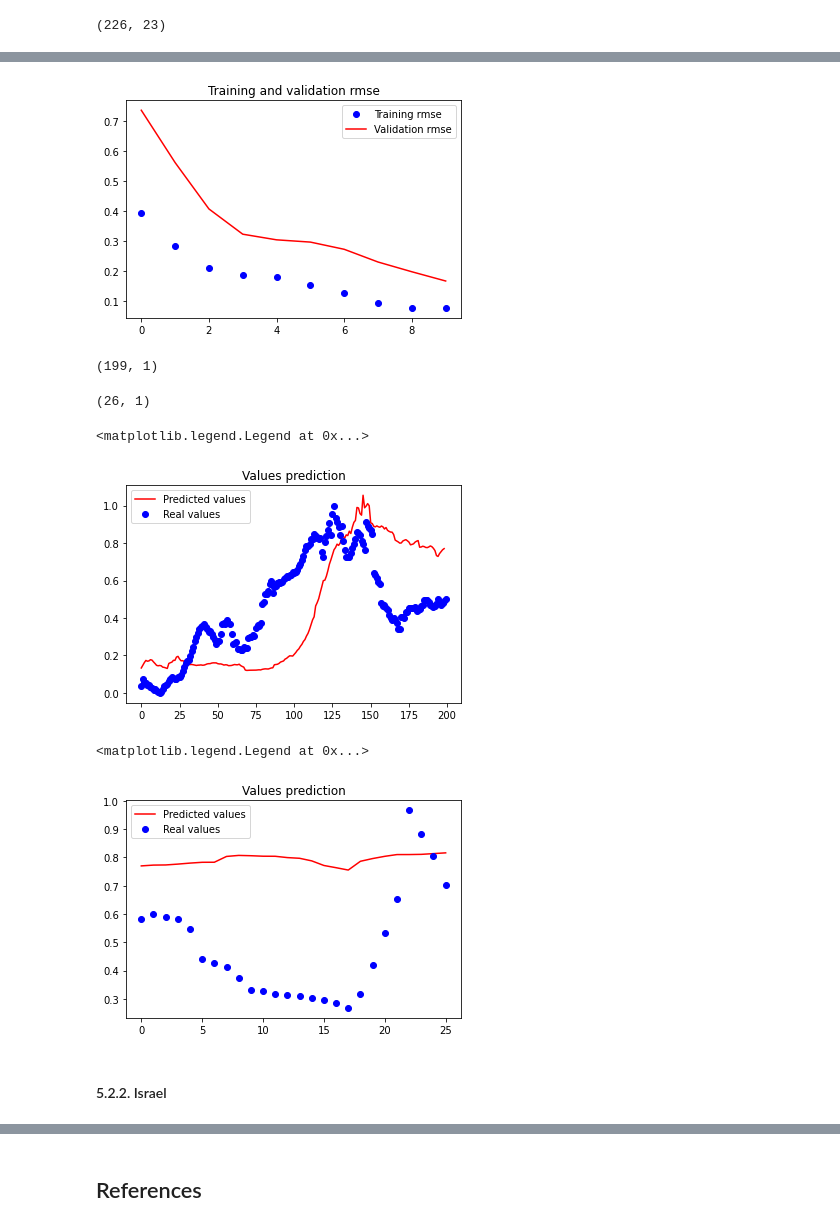
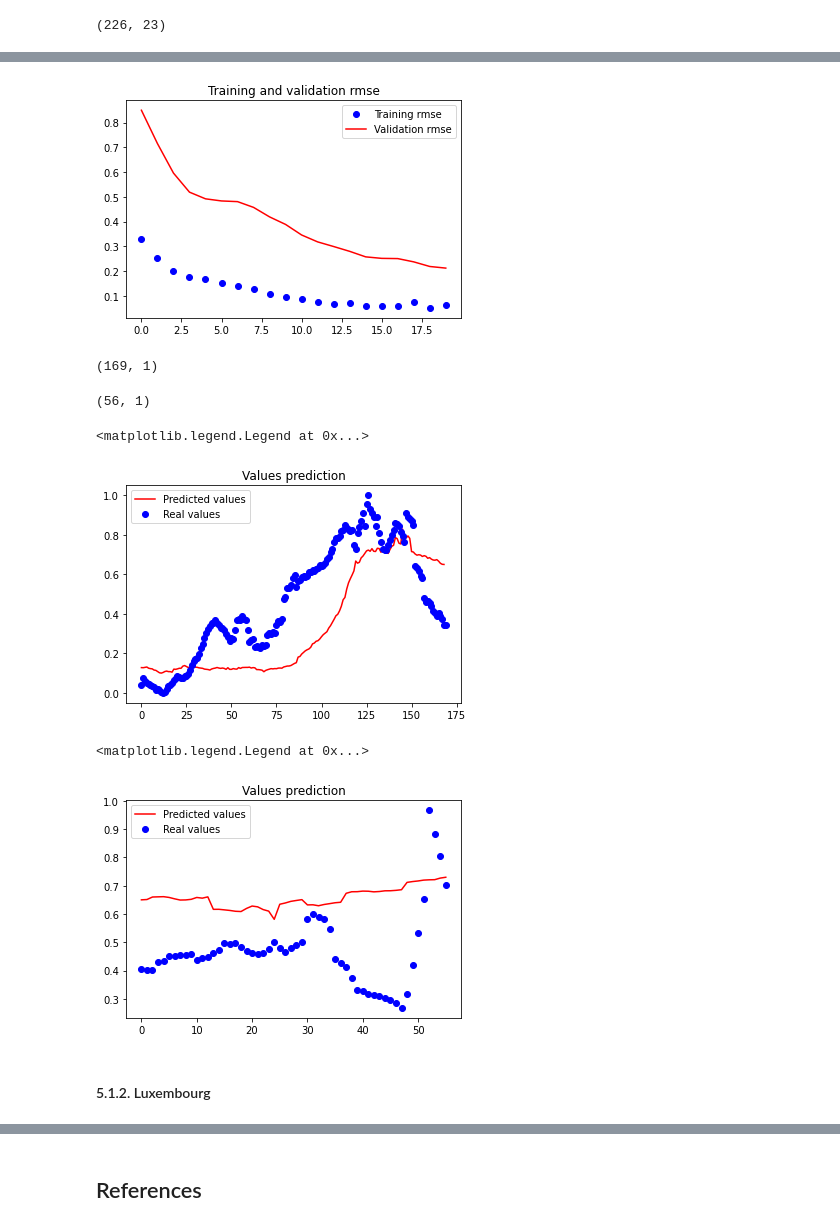
Before and after one commit to martinsM17/Covid19_Testing_Data, a Jupyter notebook: pipeline_analysis.ipynb, the cells around one changed output, grey strips where cells are left out. Drawn from its saved outputs; the diff is of its cells as text; code cells hidden in the pictures.

```diff
--- a/pipeline_analysis.ipynb
+++ b/pipeline_analysis.ipynb
@@ -3188,8 +2752,8 @@ df_scaled.shape
 # %% [output]
 (226, 23)
 # %%
-df_train = df_scaled[0:200, :]
-df_test = df_scaled[200:, :]
+df_train = df_scaled[0:170, :]
+df_test = df_scaled[170:, :]
 
 # having the dataset as x and y . Making x into a 3-d data and y as 2-d data ie.) reshaping
 X_train = []
@@ -3252,5 +2816,5 @@ Trainable params: 8,726
 Non-trainable params: 0
 _________________________________________________________________
 # %%
-history = model.fit(X_train, y_train, shuffle=True, epochs = 10, validation_split=0.2, verbose=1, batch_size=20)
+history = model.fit(X_train, y_train, shuffle=True, epochs = 20, validation_split=0.2, verbose=1, batch_size=20)
 # %% [output]
@@ -3305,7 +2866,7 @@ plt.legend()
 
 plt.show()
 # %% [output]
-[figure, old version]
+[figure, new version]
 # %%
 predictions_future = model.predict(X_test)
 predictions_train = model.predict(X_train[n_input_steps:])
@@ -3313,35 +2874,35 @@ predictions_train = model.predict(X_train[n_input_steps:])
 print(predictions_train.shape)
 #predictions_train
 # %% [output]
-(199, 1)
+(169, 1)
 # %%
 print(predictions_future.shape)
 #predictions_future
 # %% [output]
-(26, 1)
+(56, 1)
 # %%
 y_pred = pd.DataFrame(predictions_future)
 y_pred_train = pd.DataFrame(predictions_train)
 # %%
 plt.figure()
 
 plt.plot(y_pred_train, 'r', label='Predicted values')
-plt.plot(df_scaled[:200, -1], 'bo', label='Real values')
+plt.plot(df_scaled[:170, -1], 'bo', label='Real values')
 plt.title('Values prediction')
 plt.legend()
 # %% [output]
 <matplotlib.legend.Legend at 0x...>
-[figure, old version]
+[figure, new version]
 # %%
 plt.figure()
 
 plt.plot(y_pred, 'r', label='Predicted values')
-plt.plot(df_scaled[200:, -1], 'bo', label='Real values')
+plt.plot(df_scaled[170:, -1], 'bo', label='Real values')
 plt.title('Values prediction')
 plt.legend()
 # %% [output]
 <matplotlib.legend.Legend at 0x...>
-[figure, old version]
+[figure, new version]
 # %% [markdown]
-#### 5.2.2. Israel
+#### 5.1.2. Luxembourg
 # %%
```
Also changed, not shown: parts of 258 cells of this notebook.
